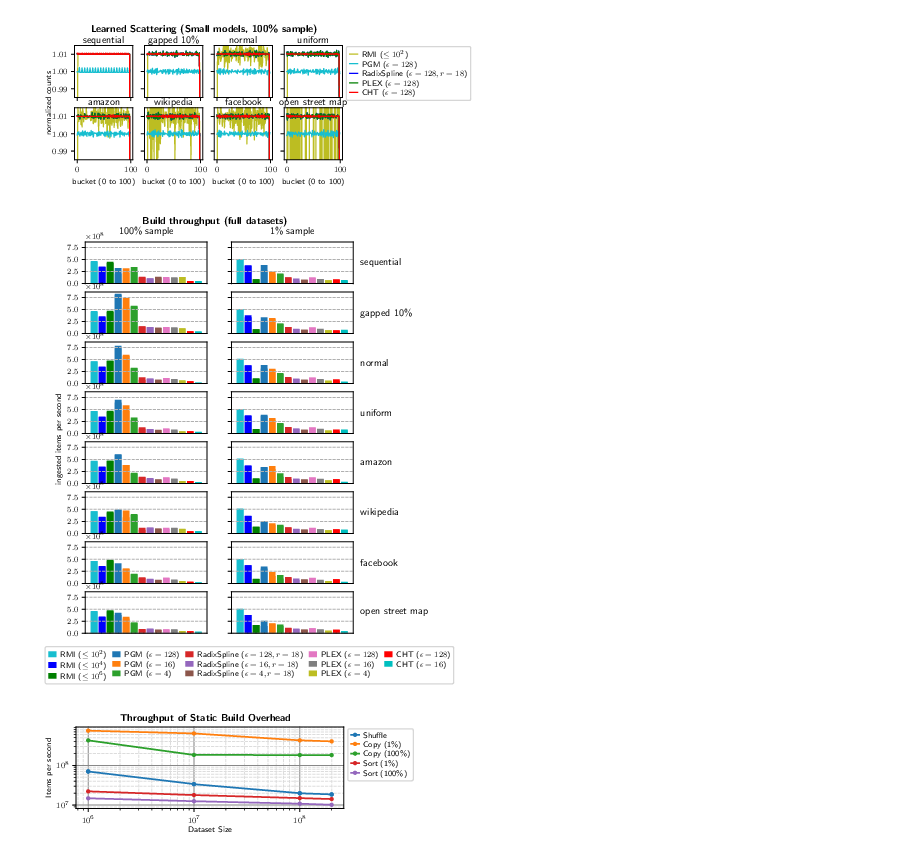
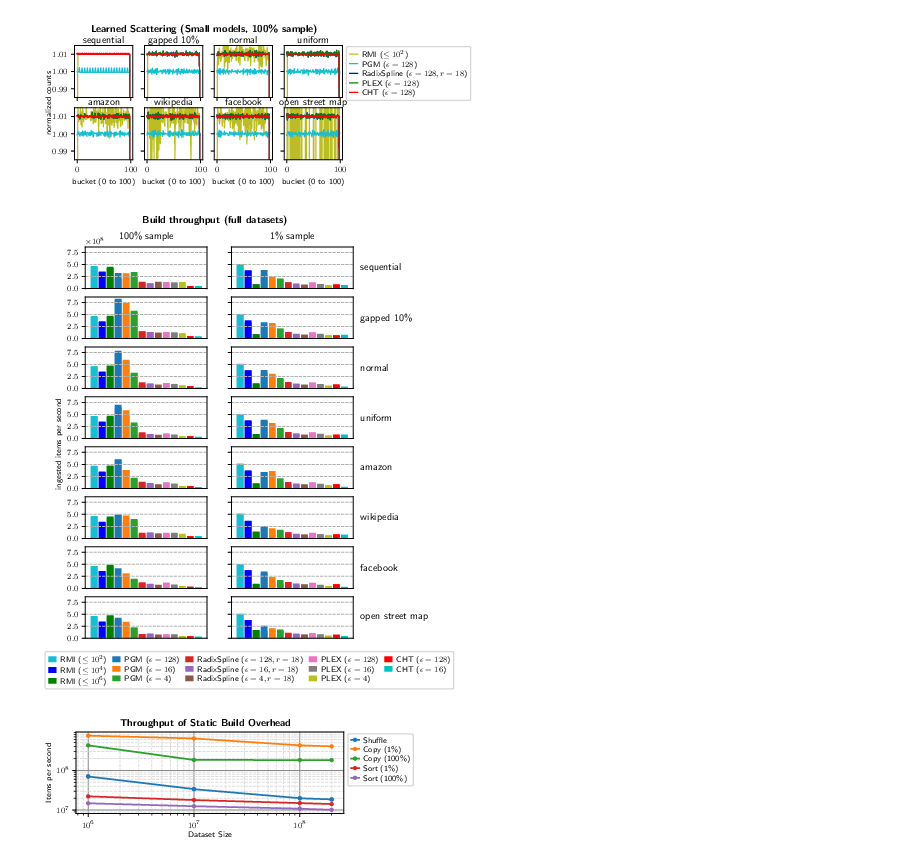
Before and after one commit to DominikHorn/learned-hashing, a Jupyter notebook: plots/plots.ipynb, the cells around one changed output. Drawn from its saved outputs; the diff is of its cells as text; code cells hidden in the pictures.

Commit message:
only display offsetText on top plot build throughput

```diff
--- a/plots/plots.ipynb
+++ b/plots/plots.ipynb
@@ -450,6 +450,9 @@ def plot_build_time(data, title, key):
             ax.set_yticks([i * 10**8 for i in [0, 2.5, 5, 7.5]])
             # ax.set_ylim([5 * 10**4, 2 * 10**9])
             ax.grid(linestyle="--", axis="y", which="major")
+
+            if i > 0:
+                ax.yaxis.offsetText.set_visible(False)
 
             for raw_name, df in df.groupby([raw_func_key], sort=False):
                 ax.bar(data=df, x=df[order_key].values[0], height=key, label=function_name(raw_name), color=get_color(raw_name))
@@ -469,35 +472,35 @@ def plot_build_time(data, title, key):
             ax.tick_params(
                 axis='x',
                 which='both',
                 top=False,
                 bottom=False,
                 labelbottom=False
             )
 
     h, l = axs[0][0].get_legend_handles_labels()
     legend = fig.legend(h, l,
                loc='lower center',
                bbox_to_anchor=(0.6, 0.02),
                ncol=5,
                borderpad=0.4,
                labelspacing=0.2,
                handlelength=1.0,
                handletextpad=0.5,
                columnspacing=0.7
               )
     for line in legend.get_lines():
         line.set_linewidth(3.0)
 
     # overall title
-    fig.suptitle(f"{title.capitalize()} throughput (full datasets)", y=0.93, fontweight="bold")
+    fig.suptitle(f"{title.capitalize()} throughput (full datasets)", y=0.94, fontweight="bold")
     fig.text(0.04, 0.5, 'ingested items per second', va='center', rotation='vertical')
 
     fig.savefig(f"build.pdf", bbox_inches="tight", dpi=300)
     fig.savefig(f"build.pgf", bbox_inches="tight", dpi=300)
 
 plot_build_time(th_df, "build", build_throughput_key)
 # %% [output]
-[figure, old version]
+[figure, new version]
 # %%
 def plot_build_overhead(data):
     data = data[[rounded_dataset_size_key, sample_size_key, shuffle_throughput_key, sample_throughput_key, sample_sort_throughput_key]]\
```
